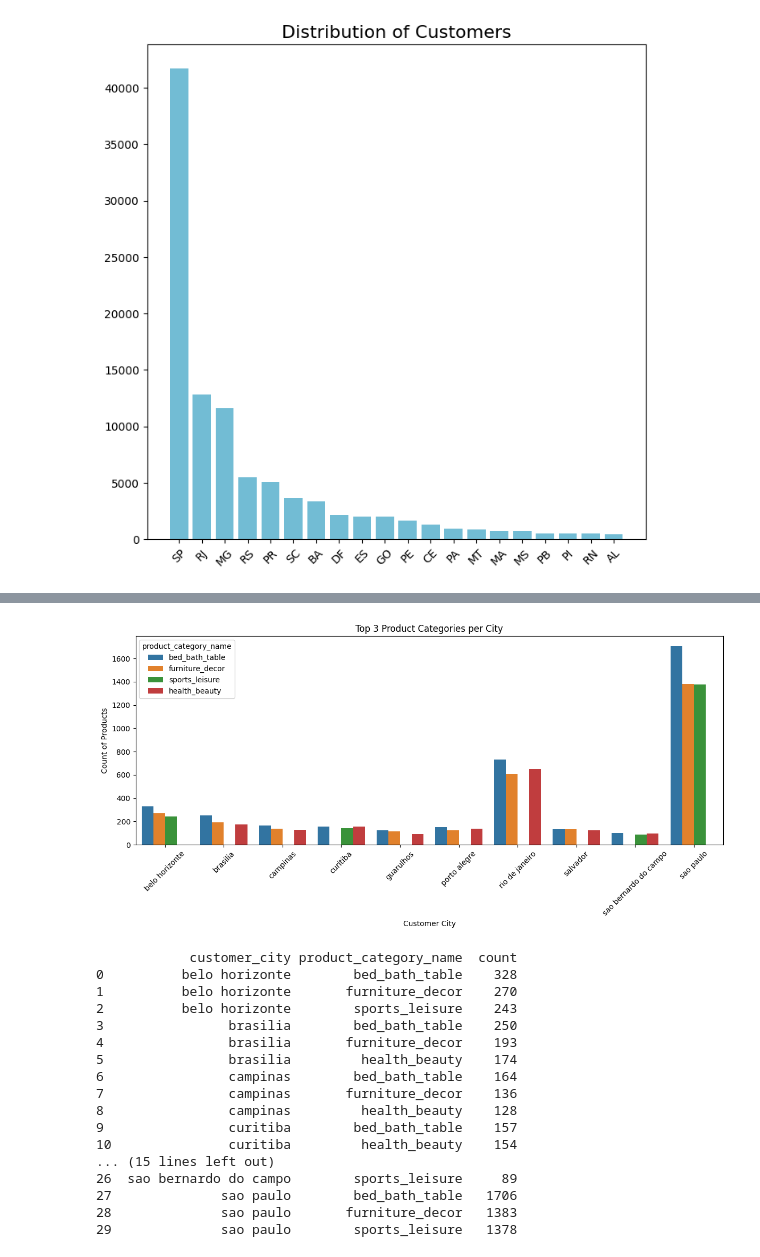
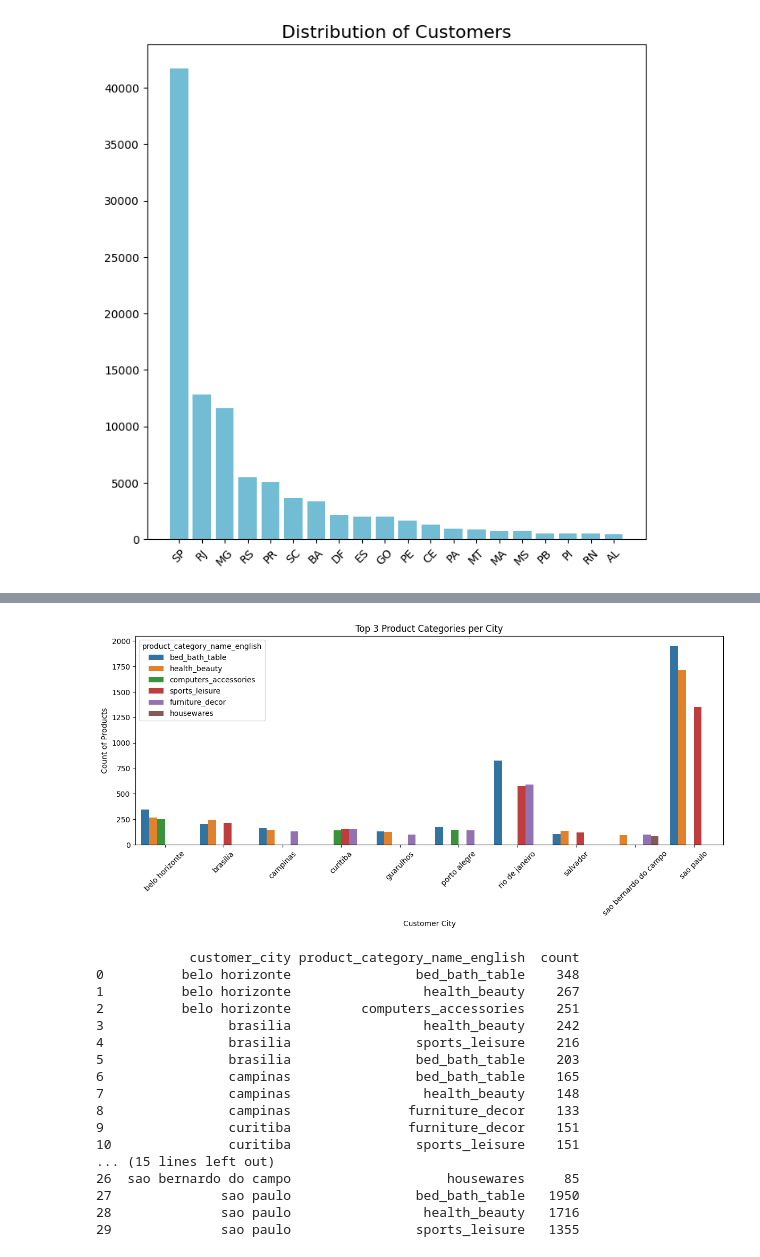
Before and after one commit to FransiscusSuhargo/Dicoding-E-Commerce-Submission, a Jupyter notebook: notebook.ipynb, the cells around one changed output, grey strips where cells are left out. Drawn from its saved outputs; the diff is of its cells as text; code cells hidden in the pictures.

```diff
--- a/notebook.ipynb
+++ b/notebook.ipynb
@@ -469,7 +497,7 @@ cama_mesa_banho                                10952
 # %%
 #Mencari 3 kategori yang memiliki penjualan tertinggi pada masing - masing kota
 customer_has_order_has_products = customers.merge(order_items_has_products, on='customer_id')
-category_highest = customer_has_order_has_products.groupby(['customer_city', 'product_category_name']).agg({
+category_highest = customer_has_order_has_products.groupby(['customer_city', 'product_category_name_english']).agg({
     'product_id': 'count'
 }).rename(columns={'product_id': 'count'}).reset_index()
 
@@ -622,42 +664,42 @@ Passing `palette` without assigning `hue` is deprecated and will be removed in v
 # %%
 #Mencari 3 kategori yang memiliki penjualan tertinggi pada masing - masing kota
 top_cities = category_highest.groupby('customer_city')['count'].sum().nlargest(10).index
 
 top_categories_per_city = category_highest[category_highest['customer_city'].isin(top_cities)]
 top_3_categories_per_city = top_categories_per_city.groupby('customer_city').apply(lambda x: x.nlargest(3, 'count')).reset_index(drop=True)
 
 plt.figure(figsize=(12, 6))
 
-sns.barplot(x='customer_city', y='count', hue='product_category_name', data=top_3_categories_per_city)
+sns.barplot(x='customer_city', y='count', hue='product_category_name_english', data=top_3_categories_per_city)
 
 plt.title('Top 3 Product Categories per City')
 plt.xlabel('Customer City')
 plt.ylabel('Count of Products')
 plt.xticks(rotation=45)
 
 plt.tight_layout()
 plt.show()
 
 print(top_3_categories_per_city)
 # %% [output]
-[figure, old version]
+[figure, new version]
-            customer_city product_category_name  count
-0          belo horizonte        bed_bath_table    328
-1          belo horizonte       furniture_decor    270
-2          belo horizonte        sports_leisure    243
-3                brasilia        bed_bath_table    250
-4                brasilia       furniture_decor    193
-5                brasilia         health_beauty    174
-6                campinas        bed_bath_table    164
-7                campinas       furniture_decor    136
-8                campinas         health_beauty    128
-9                curitiba        bed_bath_table    157
-10               curitiba         health_beauty    154
+            customer_city product_category_name_english  count
+0          belo horizonte                bed_bath_table    348
+1          belo horizonte                 health_beauty    267
+2          belo horizonte         computers_accessories    251
+3                brasilia                 health_beauty    242
+4                brasilia                sports_leisure    216
+5                brasilia                bed_bath_table    203
+6                campinas                bed_bath_table    165
+7                campinas                 health_beauty    148
+8                campinas               furniture_decor    133
+9                curitiba               furniture_decor    151
+10               curitiba                sports_leisure    151
 ... (15 lines left out)
-26  sao bernardo do campo        sports_leisure     89
-27              sao paulo        bed_bath_table   1706
-28              sao paulo       furniture_decor   1383
-29              sao paulo        sports_leisure   1378
+26  sao bernardo do campo                    housewares     85
+27              sao paulo                bed_bath_table   1950
+28              sao paulo                 health_beauty   1716
+29              sao paulo                sports_leisure   1355
 # %%
 #Menggabungkan semua data menjadi 1 dataset
 all_df = customer_has_order_has_products.merge(order_payments, on="order_id").merge(order_reviews, on="order_id")
```
Also changed, not shown: parts of 19 cells of this notebook, 4 other files.
